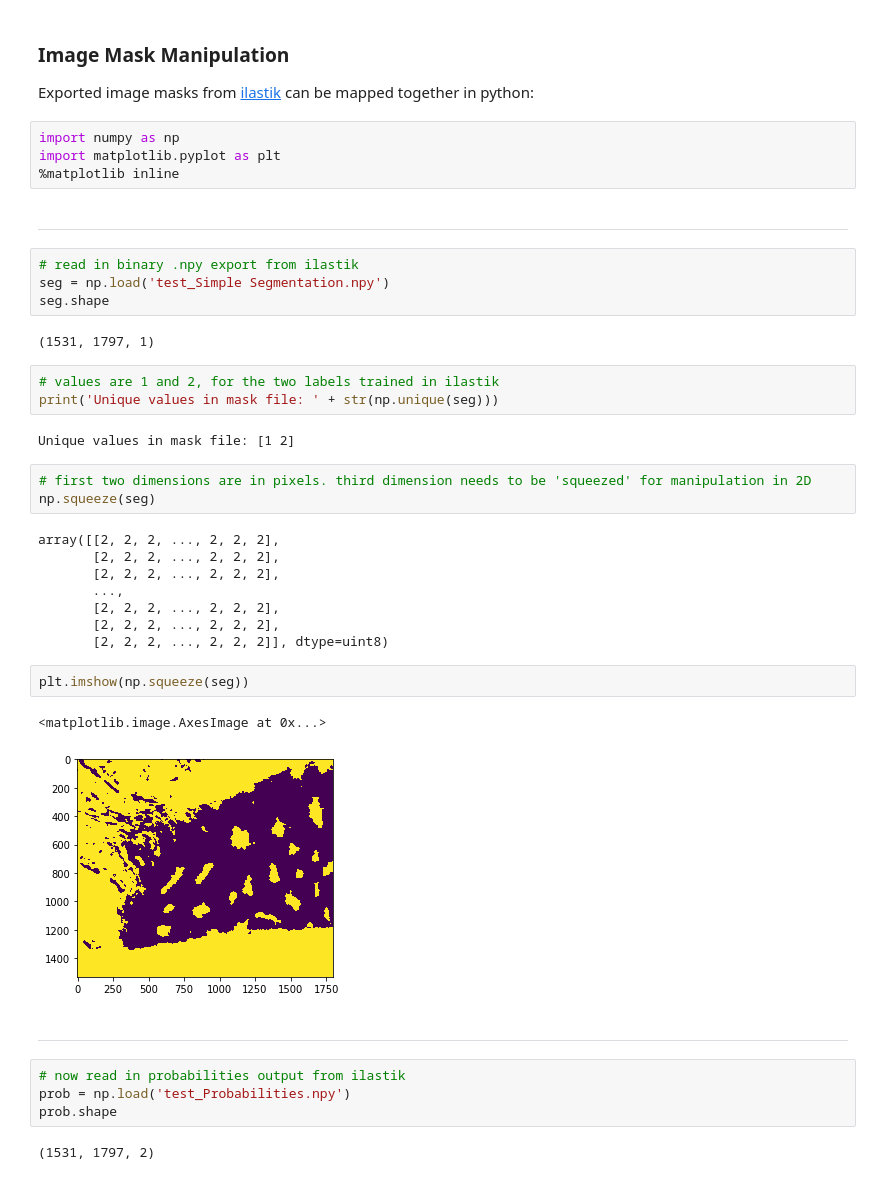
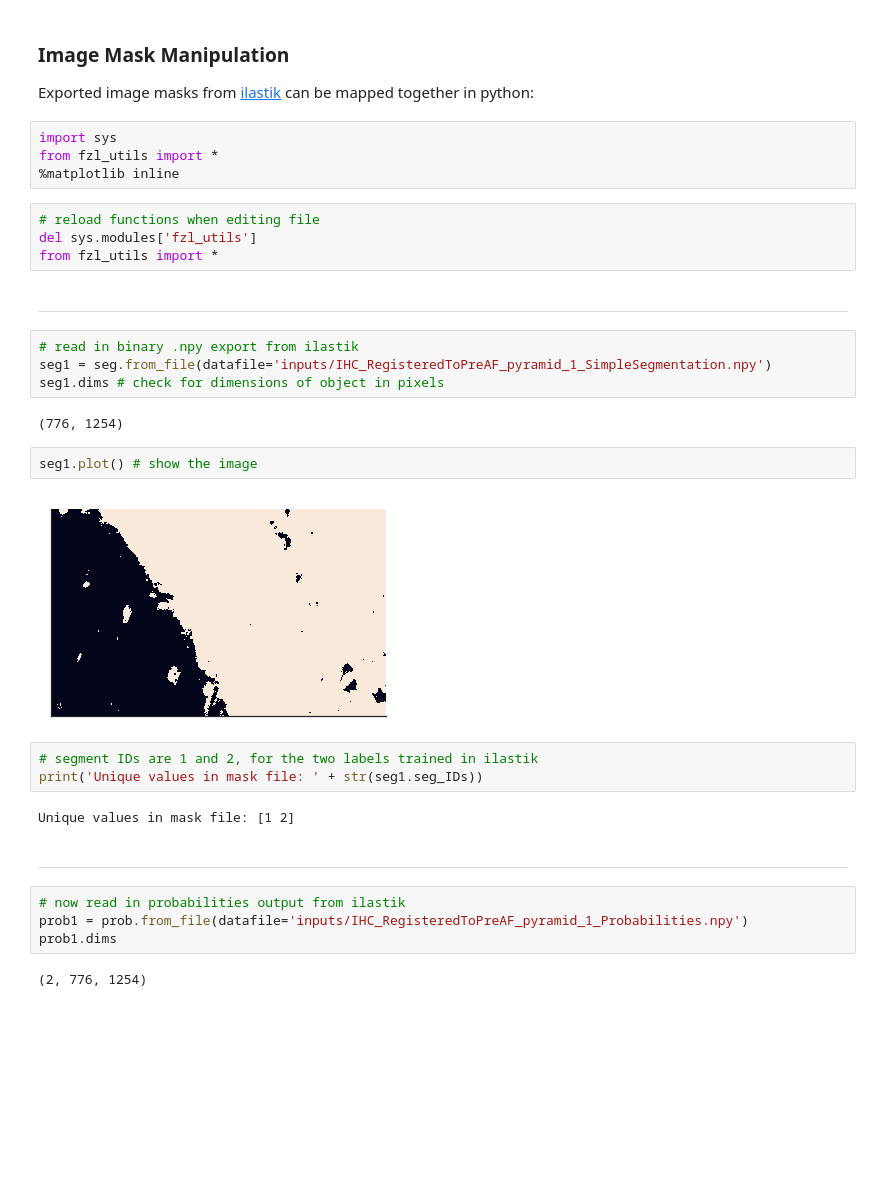
Before and after one commit to codyheiser/fuzzy-lasagna, a Jupyter notebook: ilastik_dev.ipynb, the cells around one changed output. Drawn from its saved outputs; the diff is of its cells as text; blank space fills up the shorter version.

Commit message:
fzl objects for manipulating image masks. testing on segmented image snippets from ilastik.

```diff
--- a/ilastik_dev.ipynb
+++ b/ilastik_dev.ipynb
@@ -1,44 +1,36 @@
 # %% [markdown]
 ### Image Mask Manipulation
 Exported image masks from [ilastik](https://www.ilastik.org/) can be mapped together in python:
-# %%
-import numpy as np
-import matplotlib.pyplot as plt
-%matplotlib inline
+# %%
+import sys
+from fzl_utils import *
+%matplotlib inline
+# %%
+# reload functions when editing file
+del sys.modules['fzl_utils']
+from fzl_utils import *
 # %% [markdown]
 ---
 # %%
 # read in binary .npy export from ilastik
-seg = np.load('test_Simple Segmentation.npy')
-seg.shape
+seg1 = seg.from_file(datafile='inputs/IHC_RegisteredToPreAF_pyramid_1_SimpleSegmentation.npy')
+seg1.dims # check for dimensions of object in pixels
 # %% [output]
-(1531, 1797, 1)
+(776, 1254)
+# %%
+seg1.plot() # show the image
+# %% [output]
+[figure, added]
 # %%
-# values are 1 and 2, for the two labels trained in ilastik
-print('Unique values in mask file: ' + str(np.unique(seg)))
+# segment IDs are 1 and 2, for the two labels trained in ilastik
+print('Unique values in mask file: ' + str(seg1.seg_IDs))
 # %% [output]
 Unique values in mask file: [1 2]
-# %%
-# first two dimensions are in pixels. third dimension needs to be 'squeezed' for manipulation in 2D
-np.squeeze(seg)
-# %% [output]
-array([[2, 2, 2, ..., 2, 2, 2],
-       [2, 2, 2, ..., 2, 2, 2],
-       [2, 2, 2, ..., 2, 2, 2],
-       ...,
-       [2, 2, 2, ..., 2, 2, 2],
-       [2, 2, 2, ..., 2, 2, 2],
-       [2, 2, 2, ..., 2, 2, 2]], dtype=uint8)
-# %%
-plt.imshow(np.squeeze(seg))
-# %% [output]
-<matplotlib.image.AxesImage at 0x...>
-[figure, removed]
 # %% [markdown]
 ---
 # %%
 # now read in probabilities output from ilastik
-prob = np.load('test_Probabilities.npy')
-prob.shape
+prob1 = prob.from_file(datafile='inputs/IHC_RegisteredToPreAF_pyramid_1_Probabilities.npy')
+prob1.dims
 # %% [output]
-(1531, 1797, 2)
+(2, 776, 1254)
```
Also changed, not shown: parts of 14 cells of this notebook, 7 other files.
